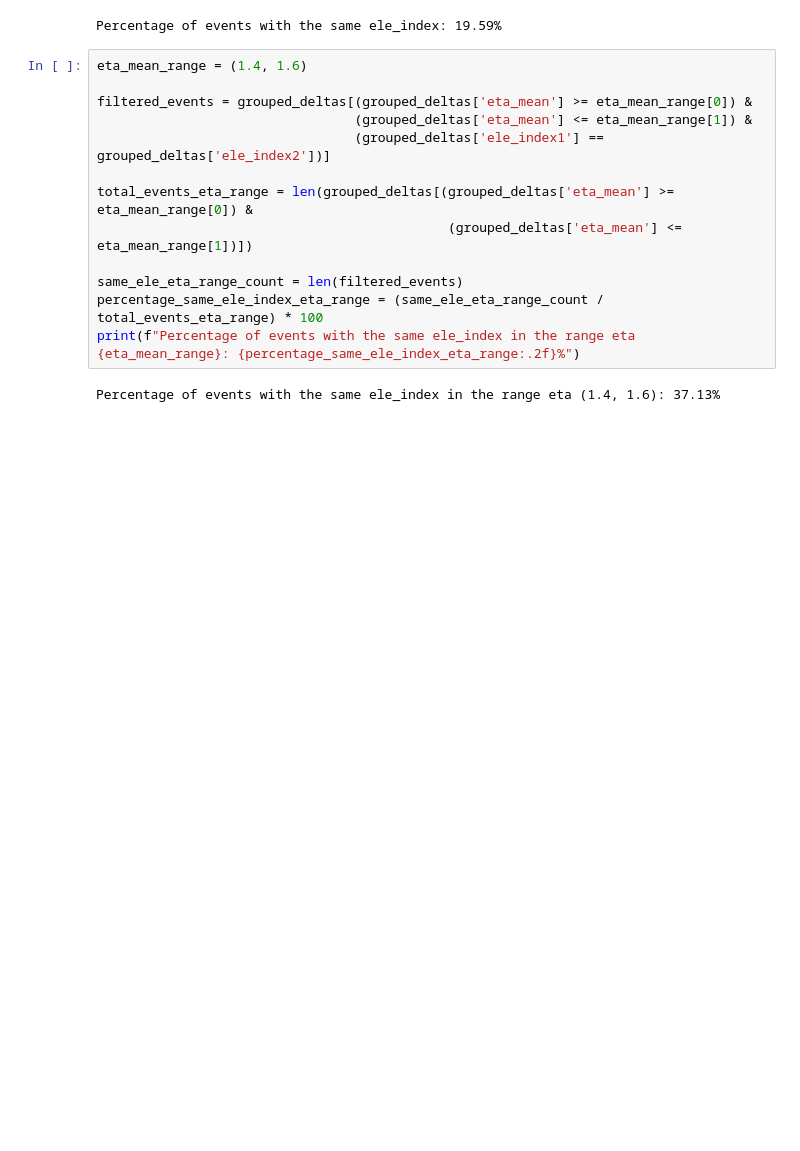
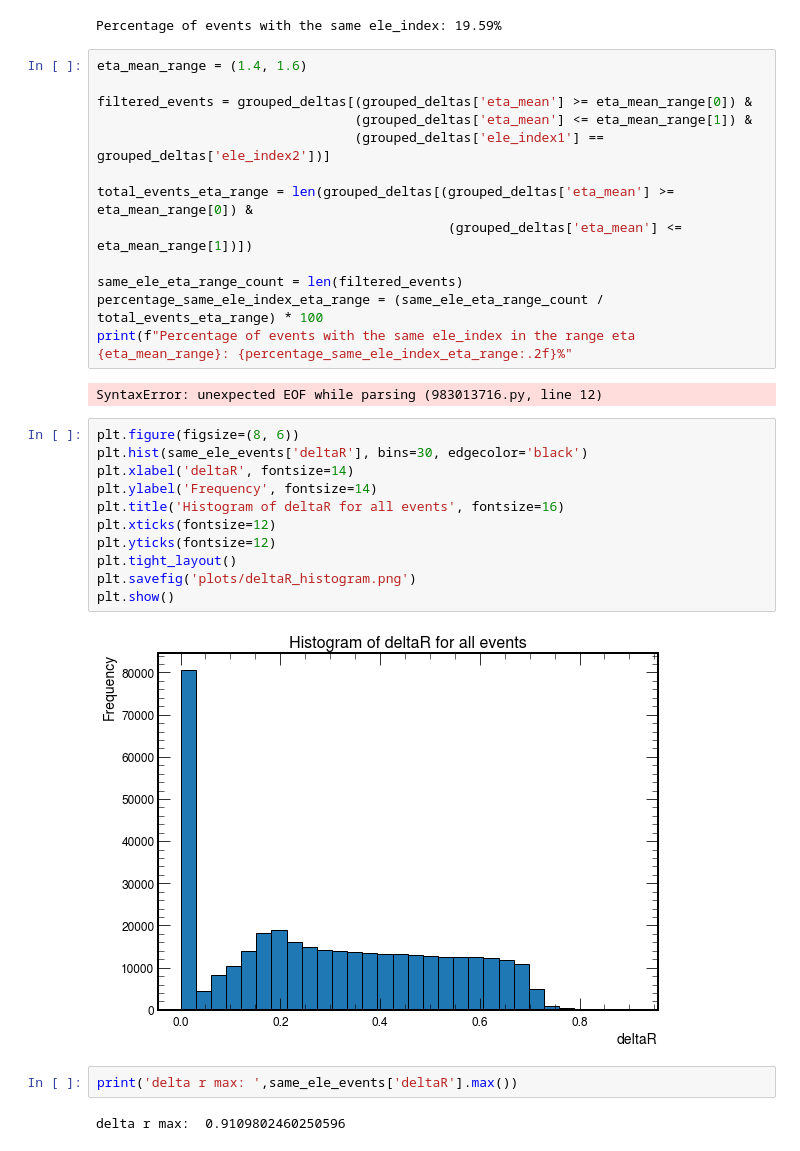
Before and after one commit to Cirrinci/CMS_Simulation, a Jupyter notebook: Untitled.ipynb, the cells around one changed output. Cells and saved outputs as stored; diff of their text form; blank space fills up the shorter version.

```diff
--- a/Untitled.ipynb
+++ b/Untitled.ipynb
@@ -397,6 +365,23 @@ total_events_eta_range = len(grouped_deltas[(grouped_deltas['eta_mean'] >= eta_m
 
 same_ele_eta_range_count = len(filtered_events)
 percentage_same_ele_index_eta_range = (same_ele_eta_range_count / total_events_eta_range) * 100
-print(f"Percentage of events with the same ele_index in the range eta {eta_mean_range}: {percentage_same_ele_index_eta_range:.2f}%")
+print(f"Percentage of events with the same ele_index in the range eta {eta_mean_range}: {percentage_same_ele_index_eta_range:.2f}%"
 # %% [output]
-Percentage of events with the same ele_index in the range eta (1.4, 1.6): 37.13%
+SyntaxError: unexpected EOF while parsing (983013716.py, line 12)
+# %%
+plt.figure(figsize=(8, 6))
+plt.hist(same_ele_events['deltaR'], bins=30, edgecolor='black')
+plt.xlabel('deltaR', fontsize=14)
+plt.ylabel('Frequency', fontsize=14)
+plt.title('Histogram of deltaR for all events', fontsize=16)
+plt.xticks(fontsize=12)
+plt.yticks(fontsize=12)
+plt.tight_layout()
+plt.savefig('plots/deltaR_histogram.png')
+plt.show()
+# %% [output]
+[figure, added]
+# %%
+print('delta r max: ',same_ele_events['deltaR'].max())
+# %% [output]
+delta r max:  0.9109802460250596
```
Also changed, not shown: parts of 16 cells of this notebook.
